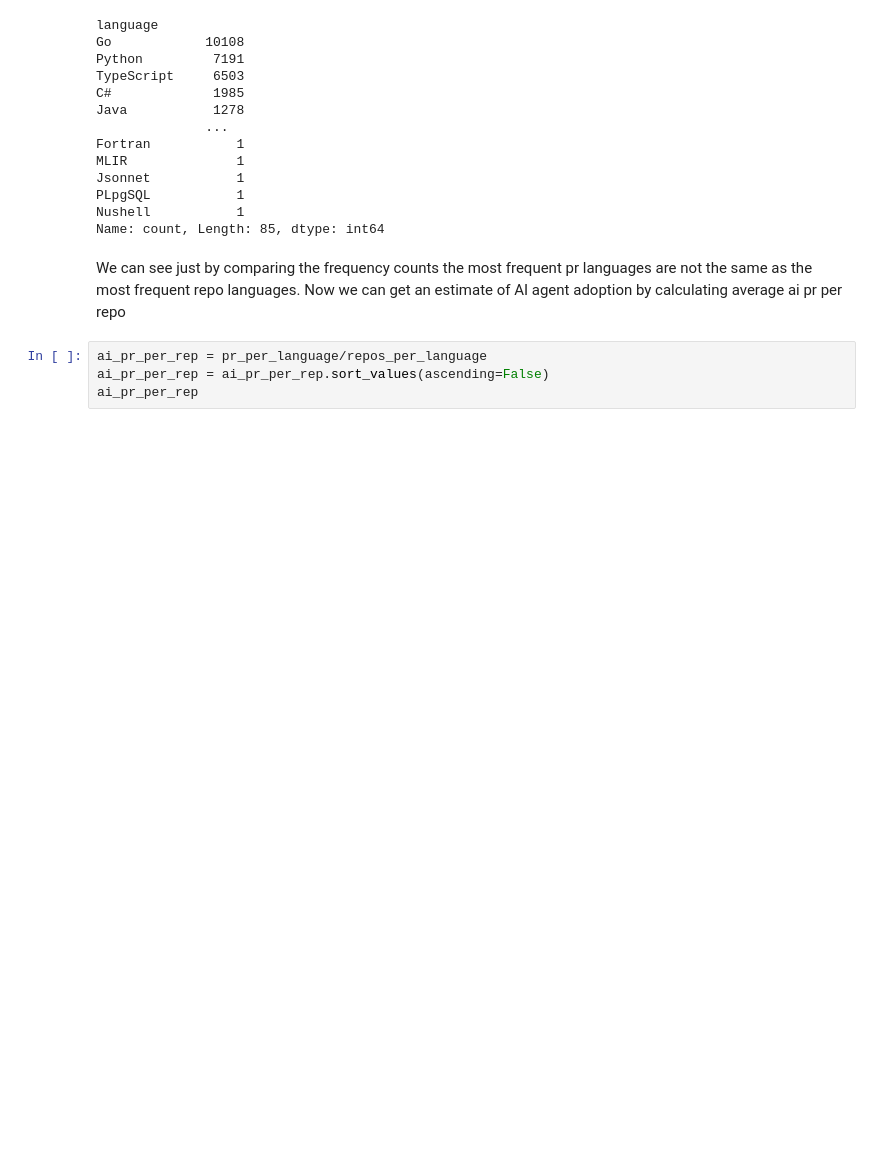
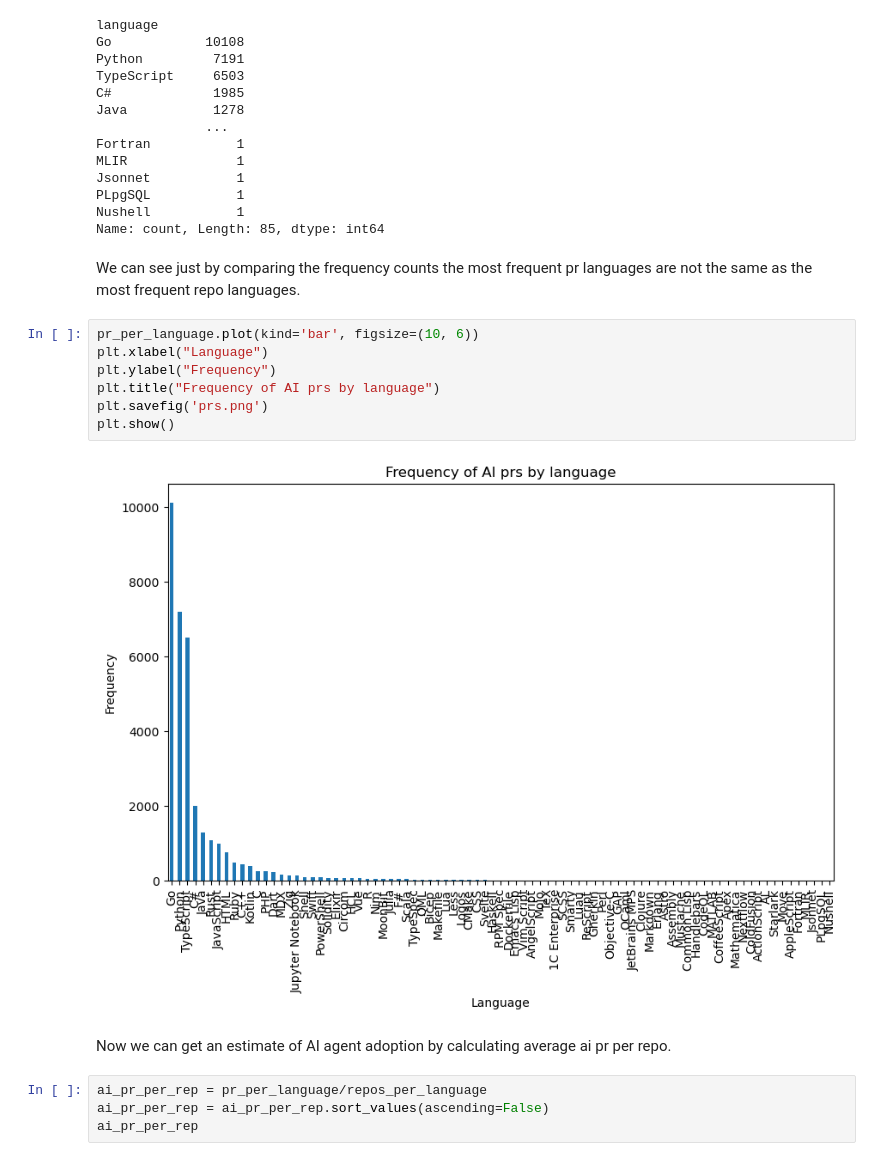
Before and after one commit to yueywangse/542Project, a Jupyter notebook: projectQ1.ipynb, the cells around one changed output. Saved outputs shown, nothing was run; the diff lists cells and outputs as text; blank space fills up the shorter version.

```diff
--- a/projectQ1.ipynb
+++ b/projectQ1.ipynb
@@ -168,7 +164,18 @@ PLpgSQL           1
 Nushell           1
 Name: count, Length: 85, dtype: int64
 # %% [markdown]
-We can see just by comparing the frequency counts the most frequent pr languages are not the same as the most frequent repo languages. Now we can get an estimate of AI agent adoption by calculating average ai pr per repo
+We can see just by comparing the frequency counts the most frequent pr languages are not the same as the most frequent repo languages.
+# %%
+pr_per_language.plot(kind='bar', figsize=(10, 6))
+plt.xlabel("Language")
+plt.ylabel("Frequency")
+plt.title("Frequency of AI prs by language")
+plt.savefig('prs.png')
+plt.show()
+# %% [output]
+[figure, added]
+# %% [markdown]
+Now we can get an estimate of AI agent adoption by calculating average ai pr per repo.
 # %%
 ai_pr_per_rep = pr_per_language/repos_per_language
 ai_pr_per_rep = ai_pr_per_rep.sort_values(ascending=False)
```
Also changed, not shown: parts of 2 cells of this notebook, 4 other files.
